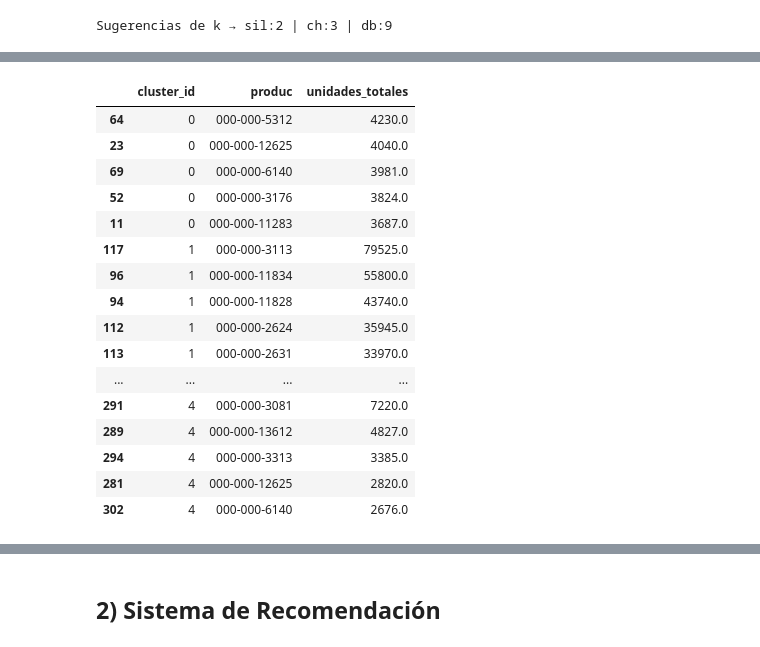
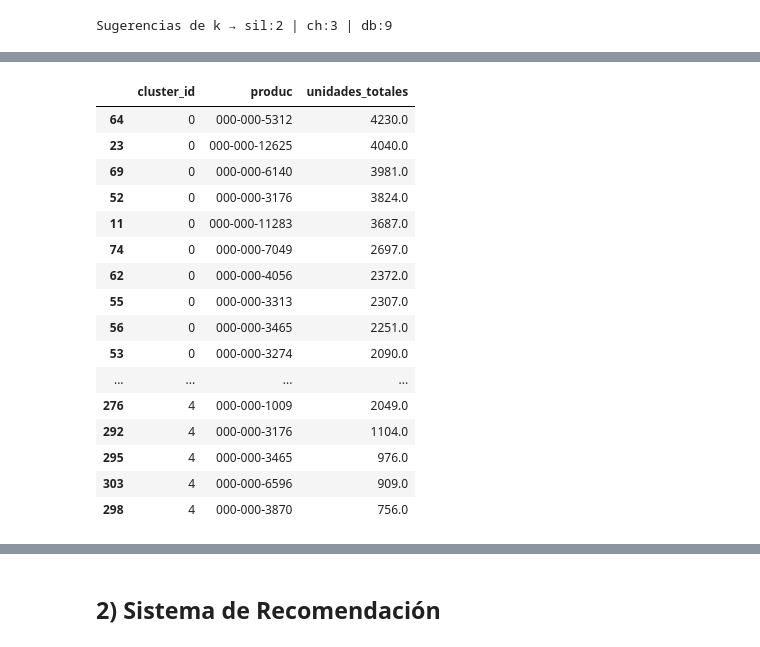
Before and after one commit to SantiagoCastellanos14/m11-practico1-eda, a Jupyter notebook: notebooks/practico_3_eda.ipynb, the cells around one changed output, grey strips where cells are left out. Cells and saved outputs as stored; diff of their text form; code cells hidden in the pictures.

```diff
--- a/notebooks/practico_3_eda.ipynb
+++ b/notebooks/practico_3_eda.ipynb
@@ -583,32 +609,32 @@ for v in vars_box:
 # %%
 # Top productos por cluster
 # Merge df original (nivel transacción/mes) con los clusters finales
 df_clusters = df.merge(feat[["cliente","cluster_id"]], on="cliente", how="left")
 
 # Top productos por cluster según unidades totales
 top_prods = (df_clusters.groupby(["cluster_id","produc"])["unidades_totales"]
              .sum()
              .reset_index()
              .sort_values(["cluster_id","unidades_totales"], ascending=[True,False]))
 
 # Seleccionar top-5 de cada cluster
-top5_by_cluster = top_prods.groupby("cluster_id").head(5)
+top5_by_cluster = top_prods.groupby("cluster_id").head(10)
 top5_by_cluster
 # %% [output]
 |  | cluster_id | produc | unidades_totales |
 | 64 | 0 | 000-000-5312 | 4230.0 |
 | 23 | 0 | 000-000-12625 | 4040.0 |
 | 69 | 0 | 000-000-6140 | 3981.0 |
 | 52 | 0 | 000-000-3176 | 3824.0 |
 | 11 | 0 | 000-000-11283 | 3687.0 |
-| 117 | 1 | 000-000-3113 | 79525.0 |
-| 96 | 1 | 000-000-11834 | 55800.0 |
-| 94 | 1 | 000-000-11828 | 43740.0 |
-| 112 | 1 | 000-000-2624 | 35945.0 |
-| 113 | 1 | 000-000-2631 | 33970.0 |
+| 74 | 0 | 000-000-7049 | 2697.0 |
+| 62 | 0 | 000-000-4056 | 2372.0 |
+| 55 | 0 | 000-000-3313 | 2307.0 |
+| 56 | 0 | 000-000-3465 | 2251.0 |
+| 53 | 0 | 000-000-3274 | 2090.0 |
 | ... | ... | ... | ... |
-| 291 | 4 | 000-000-3081 | 7220.0 |
-| 289 | 4 | 000-000-13612 | 4827.0 |
-| 294 | 4 | 000-000-3313 | 3385.0 |
-| 281 | 4 | 000-000-12625 | 2820.0 |
-| 302 | 4 | 000-000-6140 | 2676.0 |
+| 276 | 4 | 000-000-1009 | 2049.0 |
+| 292 | 4 | 000-000-3176 | 1104.0 |
+| 295 | 4 | 000-000-3465 | 976.0 |
+| 303 | 4 | 000-000-6596 | 909.0 |
+| 298 | 4 | 000-000-3870 | 756.0 |
```
Also changed, not shown: parts of 16 cells of this notebook.
